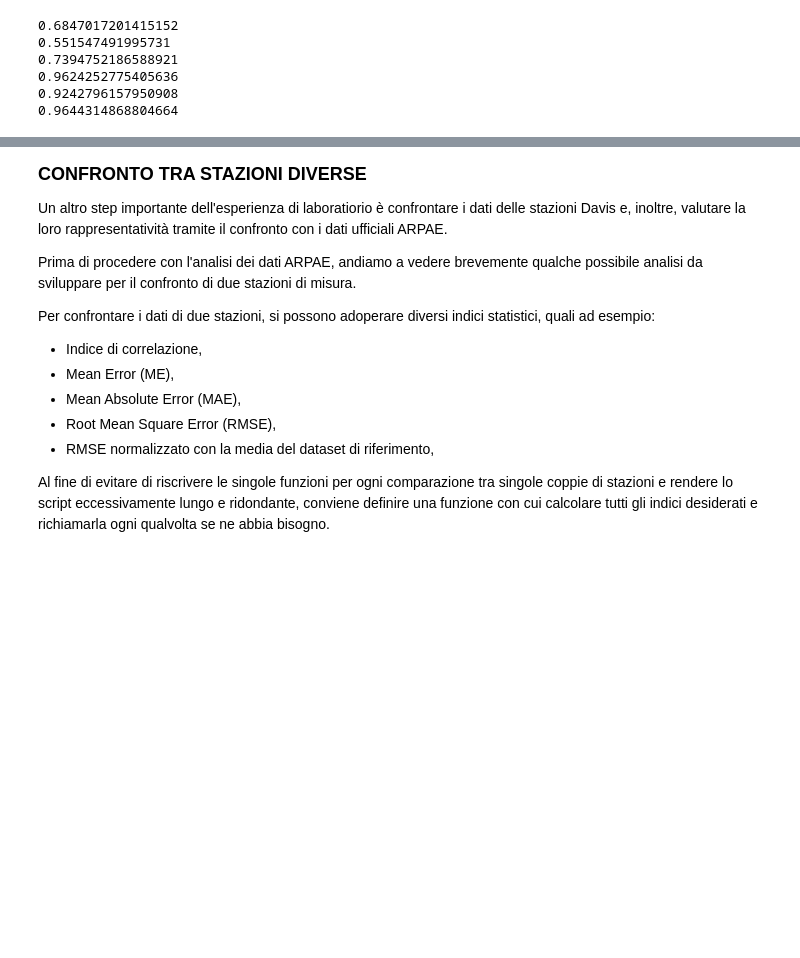
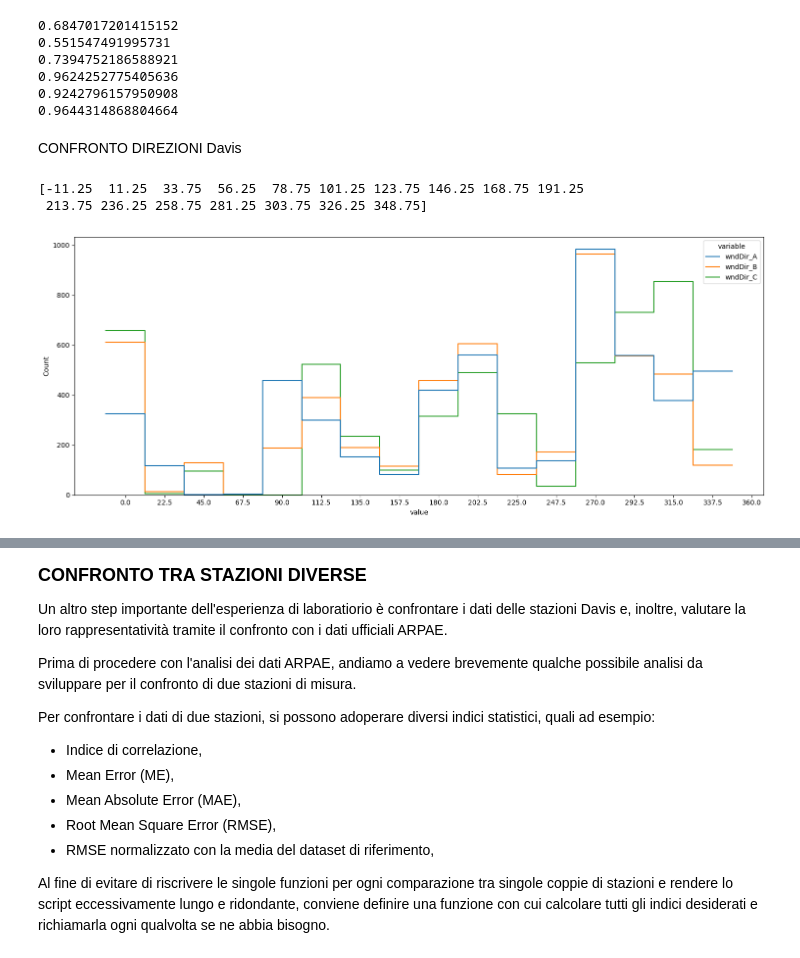
Before and after one commit to FedeJack06/Laboratorio-di-Fisica-dell-Atmosfera, a Jupyter notebook: 1esp/Notebook_Stazioni_Davis.ipynb, the cells around one changed output, grey strips where cells are left out. Drawn from its saved outputs; the diff is of its cells as text; code cells hidden in the pictures; blank space fills up the shorter version.

```diff
--- a/1esp/Notebook_Stazioni_Davis.ipynb
+++ b/1esp/Notebook_Stazioni_Davis.ipynb
@@ -1202,3 +1202,47 @@ for i in range(3):
 0.9624252775405636
 0.9242796157950908
 0.9644314868804664
+# %% [markdown]
+CONFRONTO DIREZIONI Davis
+# %%
+
+df_AB = pd.merge(df_A_year_interval30_good, df_B_year_interval30_good, on='Datetime', suffixes=('_A', '_B')) #suffix si applicano solo a nomi di colonne doppie nei due dataframe
+df_ABC = pd.merge(df_AB, df_C_year_interval30_good, on='Datetime', suffixes=(None, '_C'))
+#add C suffix not added before
+lst = range(df_ABC.columns.get_loc('Interval'), df_ABC.shape[1])
+df_ABC = df_ABC.rename(columns={col: col+'_C'
+                        for idx, col in enumerate(df_ABC.columns)
+                        if idx in lst})
+
+df_histo = df_ABC[['wndDir_A','wndDir_B', 'wndDir_C']].melt()
+#display( df_histo )
+
+fig_hist = plt.figure(figsize=(15, 6))
+#bins = np.linspace()
+bins = np.arange(-11.25, 360, 22.5)
+print(bins)
+
+hist = sns.histplot(data=df_histo, x='value', hue='variable', element="step", bins=bins, fill=False)#,palette={'wndSpeed_A': 'darkblue', 'wndSpeed_ARPAE': 'darkorange'})
+
+# ISTOGRAMMI delle singole stazioni
+#sns.histplot(df_merged['wndSpeed_A'], bins=bins,kde=False, color='blue')
+#sns.histplot(df_merged['wndSpeed_ARPAE'], bins=bins,kde=False, color='orange')
+
+'''plt.title('Istogramma velocità del vento',fontweight='bold')
+plt.xlabel("Velocità del vento (m s$^{-1}$)")
+plt.ylabel("Numero di misure")
+plt.ylim(0,6000)
+plt.xlim(-0.5,6.5)
+
+legend = hist.get_legend()
+handles = legend.legendHandles
+legend.remove()
+plt.legend(handles, ['Stazione A', 'Stazione ARPAE'])'''
+
+plt.xticks(np.linspace(0, 360, 17), np.linspace(0, 360, 17))
+plt.tight_layout()
+plt.show()
+# %% [output]
+[-11.25  11.25  33.75  56.25  78.75 101.25 123.75 146.25 168.75 191.25
+ 213.75 236.25 258.75 281.25 303.75 326.25 348.75]
+[figure, added]
```
Also changed, not shown: parts of 4 cells of this notebook, 2 other files.
